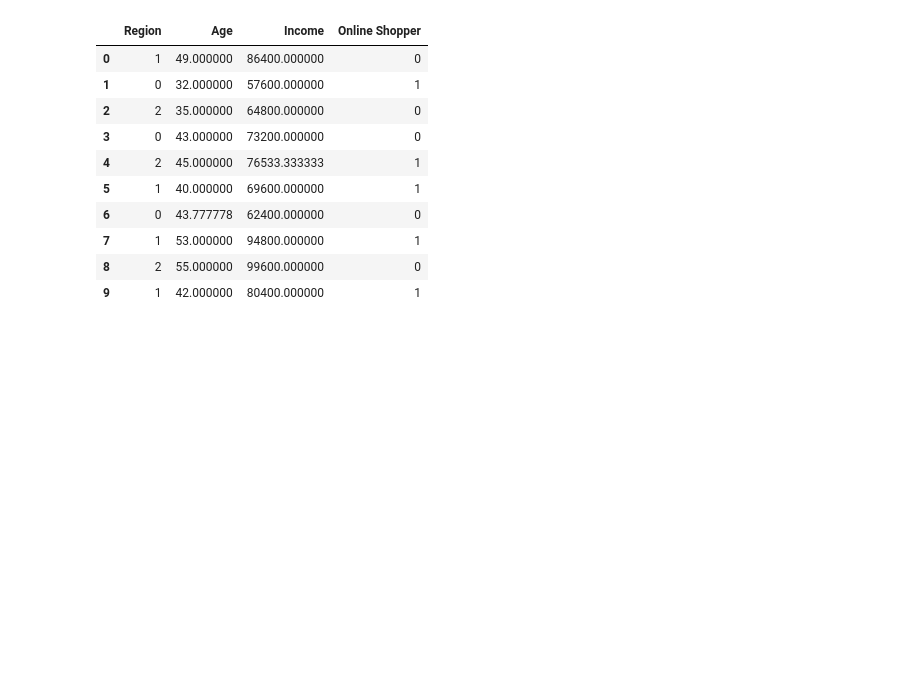
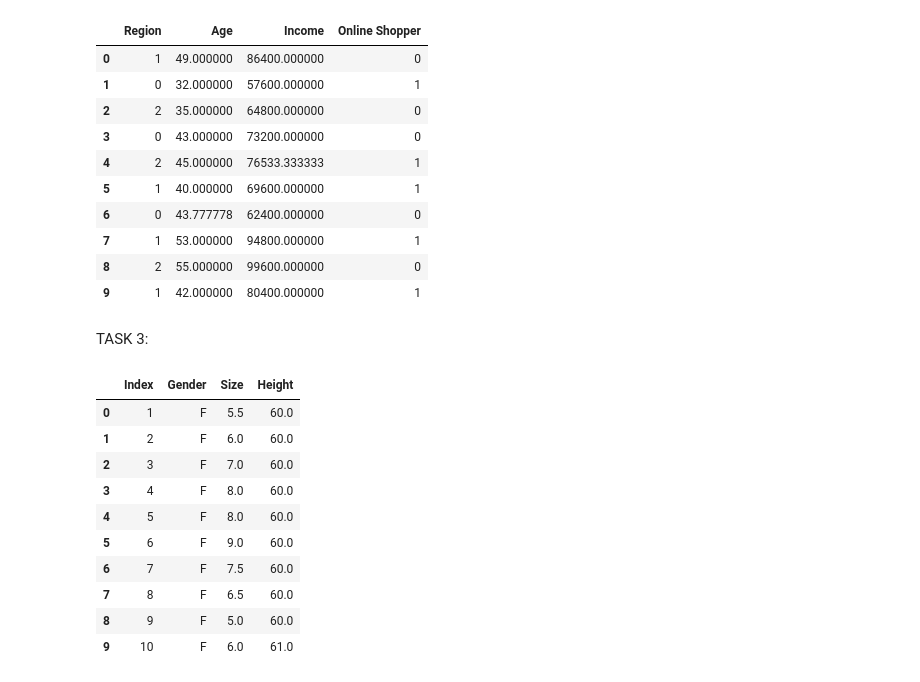
Before and after one commit to arnav-exe/data-mining-assignment-1, a Jupyter notebook: ECS607U_Data_Mining_Assignment_1.ipynb, the cells around one changed output. Saved outputs shown, nothing was run; the diff lists cells and outputs as text; code cells hidden in the pictures; blank space fills up the shorter version.

Commit message:
task 3 complete

```diff
--- a/ECS607U_Data_Mining_Assignment_1.ipynb
+++ b/ECS607U_Data_Mining_Assignment_1.ipynb
@@ -199,3 +199,5 @@ income_df[:10] #printing results
 | 7 | 1 | 53.000000 | 94800.000000 | 1 |
 | 8 | 2 | 55.000000 | 99600.000000 | 0 |
 | 9 | 1 | 42.000000 | 80400.000000 | 1 |
+# %% [markdown]
+TASK 3:
@@ -201,0 +206,14 @@ income_df[:10] #printing results
+# %%
+shoesize_df[:10]
+# %% [output]
+|  | Index | Gender | Size | Height |
+| 0 | 1 | F | 5.5 | 60.0 |
+| 1 | 2 | F | 6.0 | 60.0 |
+| 2 | 3 | F | 7.0 | 60.0 |
+| 3 | 4 | F | 8.0 | 60.0 |
+| 4 | 5 | F | 8.0 | 60.0 |
+| 5 | 6 | F | 9.0 | 60.0 |
+| 6 | 7 | F | 7.5 | 60.0 |
+| 7 | 8 | F | 6.5 | 60.0 |
+| 8 | 9 | F | 5.0 | 60.0 |
+| 9 | 10 | F | 6.0 | 61.0 |
```
Also changed, not shown: parts of 11 cells of this notebook.
